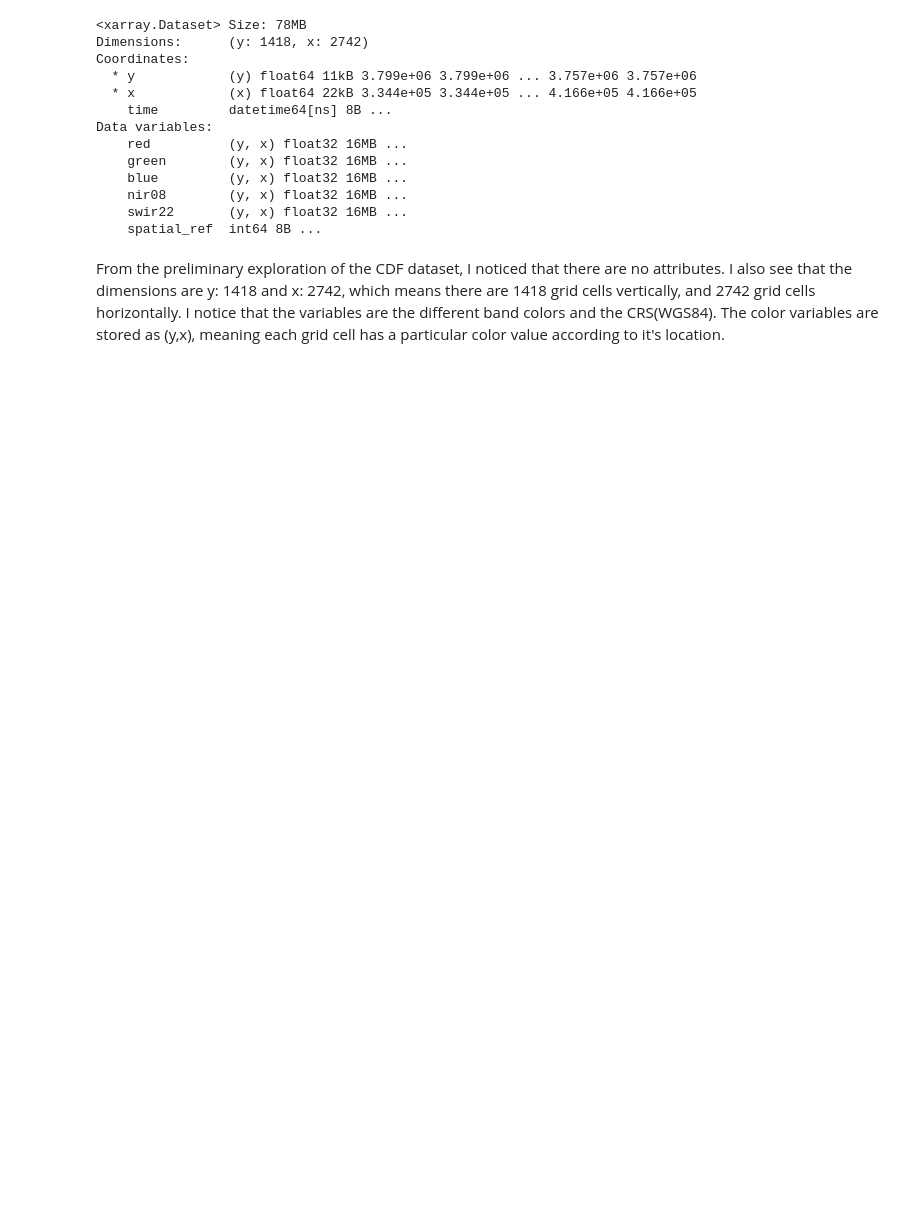
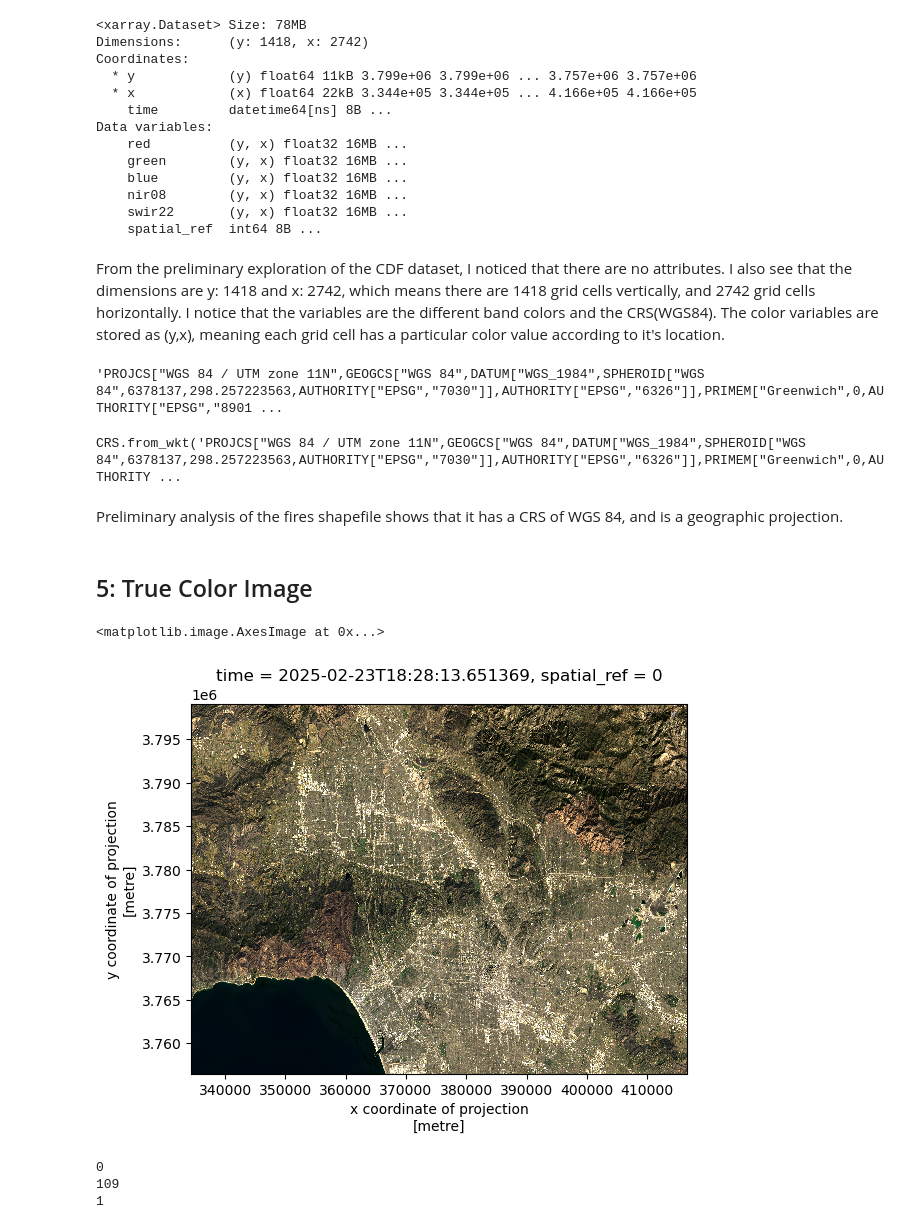
Before and after one commit to natashaclemencon/eds220-hwk4, a Jupyter notebook: hwk4-task2-false-color-Clemencon.ipynb, the cells around one changed output. Cells and saved outputs as stored; diff of their text form; code cells hidden in the pictures; blank space fills up the shorter version.

```diff
--- a/hwk4-task2-false-color-Clemencon.ipynb
+++ b/hwk4-task2-false-color-Clemencon.ipynb
@@ -32 +92,32 @@ I notice that the variables are the different band colors and the CRS(WGS84). Th
 landsat.rio.crs
+# %%
+# The previous commmand didn't return a CRS; access it from spatial_ref.
+landsat.spatial_ref.crs_wkt
+# %% [output]
+'PROJCS["WGS 84 / UTM zone 11N",GEOGCS["WGS 84",DATUM["WGS_1984",SPHEROID["WGS 84",6378137,298.257223563,AUTHORITY["EPSG","7030"]],AUTHORITY["EPSG","6326"]],PRIMEM["Greenwich",0,AUTHORITY["EPSG","8901 ...
+# %%
+# Recover the CRS
+landsat = landsat.rio.write_crs("EPSG:32611")
+# %%
+landsat.rio.crs
+# %% [output]
+CRS.from_wkt('PROJCS["WGS 84 / UTM zone 11N",GEOGCS["WGS 84",DATUM["WGS_1984",SPHEROID["WGS 84",6378137,298.257223563,AUTHORITY["EPSG","7030"]],AUTHORITY["EPSG","6326"]],PRIMEM["Greenwich",0,AUTHORITY ...
+# %% [markdown]
+Preliminary analysis of the fires shapefile shows that it has a CRS of WGS 84, and is a geographic projection.
+# %% [markdown]
+## 5: True Color Image
+# %%
+#a/b Plot the landsat data of the LA area.
+landsat[["red", "green", "blue"]].to_dataarray().plot.imshow(rgb="variable", robust=True)
+# %% [output]
+<matplotlib.image.AxesImage at 0x...>
+[figure, added]
+# %%
+#c Find which bands have missing data.
+print(np.isnan(landsat['red']).sum().values)
+print(np.isnan(landsat['blue']).sum().values)
+print(np.isnan(landsat['green']).sum().values)
+# %% [output]
+0
+109
+1
```
Also changed, not shown: parts of 19 cells of this notebook.
